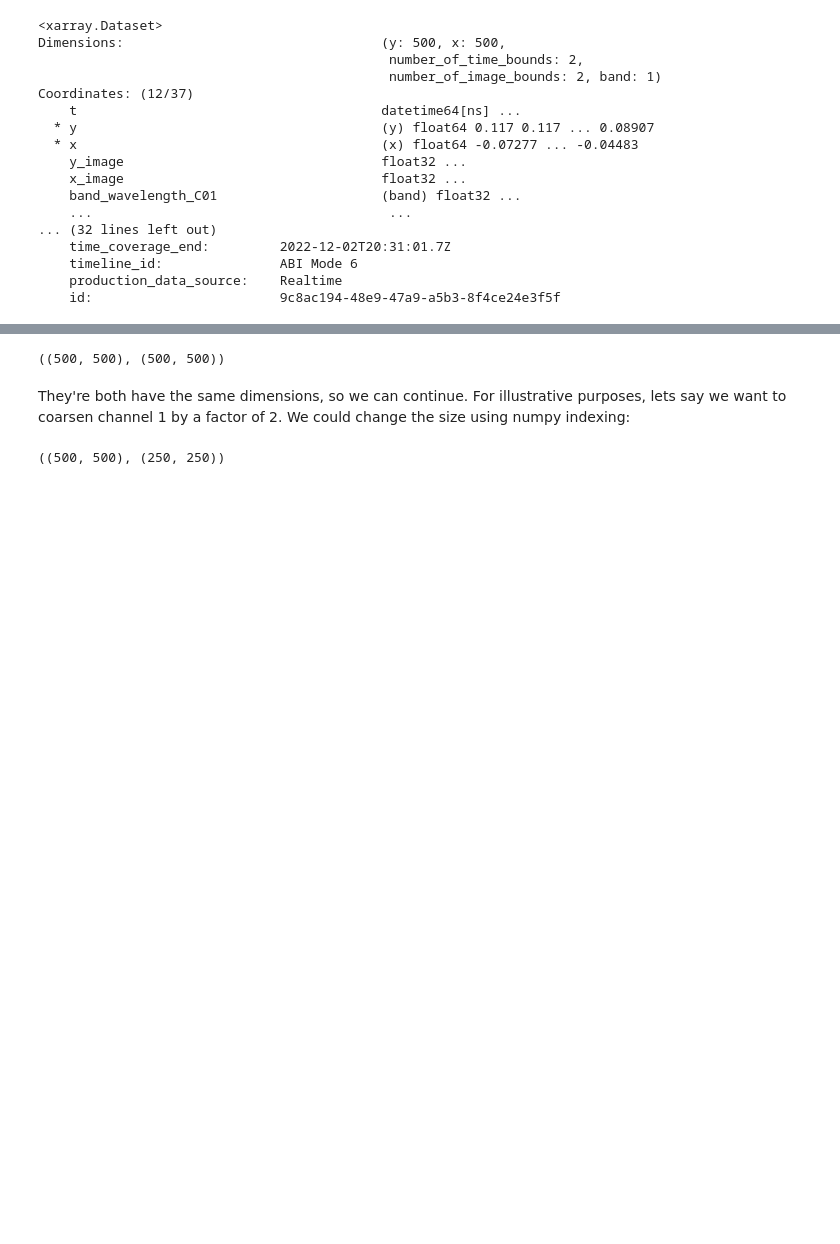
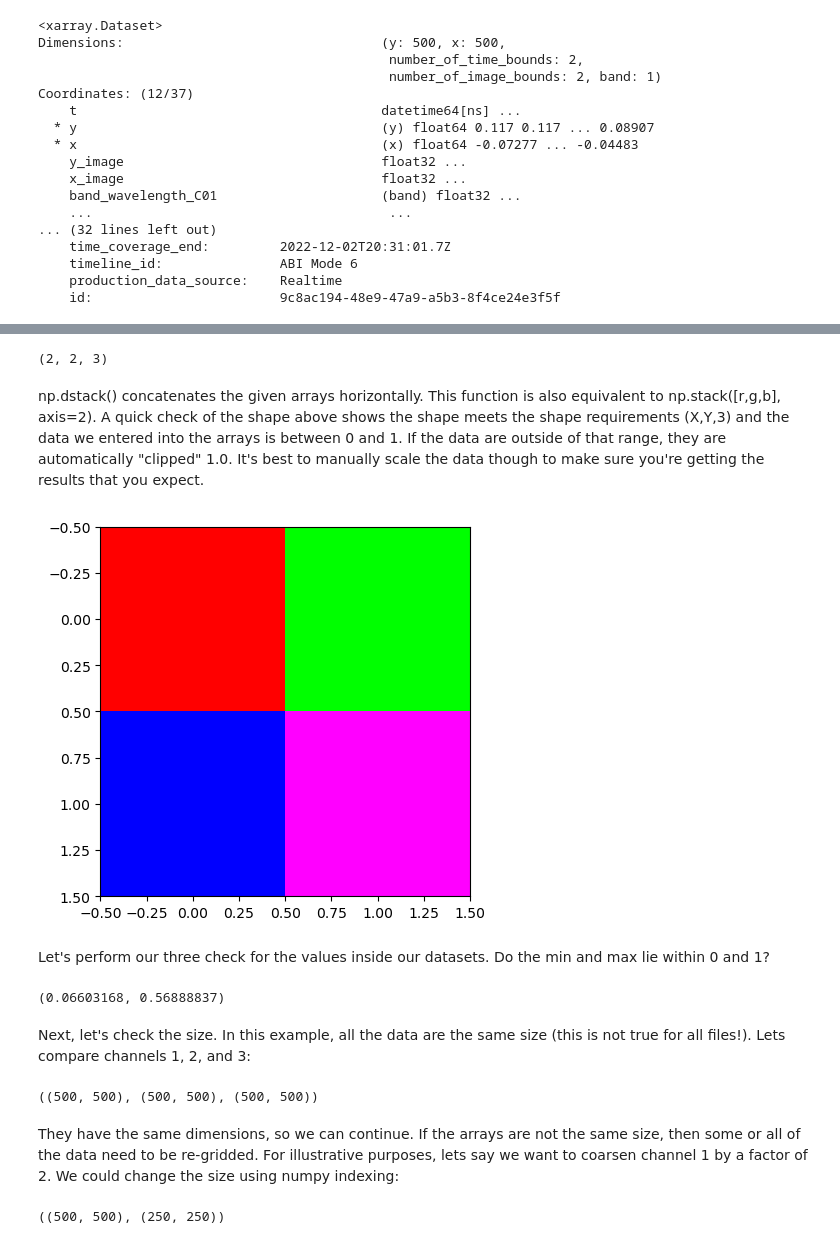
Before and after one commit to modern-tools-workshop/AMS-python-workshop-2023, a Jupyter notebook: abi_mcmip.ipynb, the cells around one changed output, grey strips where cells are left out. Cells and saved outputs as stored; diff of their text form; code cells hidden in the pictures; blank space fills up the shorter version.

```diff
--- a/abi_mcmip.ipynb
+++ b/abi_mcmip.ipynb
@@ -90,9 +126,36 @@ When you're combining data, it's important that all arrays have the same dimensi
+# %%
+# top left | top right | bottom left | bottom right
+red   = np.array( [ [ 1.0, 0.0 ], [ 0.0, 1.0] ] )
+green = np.array( [ [ 0.0, 1.0 ], [ 0.0, 0.0] ] )
+blue  = np.array( [ [ 0.0, 0.0 ], [ 1.0, 1.0] ] )
+
+rgb = np.dstack([red, green, blue])
+
+print(rgb.shape)
+# %% [output]
+(2, 2, 3)
+# %% [markdown]
+np.dstack() concatenates the given arrays horizontally. This function is also equivalent to np.stack([r,g,b], axis=2). A quick check of the shape above shows the shape meets the shape requirements (X,Y,3) and the data we entered into the arrays is between 0 and 1. If the data are outside of that range, they are automatically "clipped" 1.0. It's best to manually scale the data though to make sure you're getting the results that you expect.
+# %%
+plt.figure()
+plt.imshow(rgb)
+plt.show()
+# %% [output]
+[figure, added]
+# %% [markdown]
+Let's perform our three check for the values inside our datasets. Do the min and max lie within 0 and 1?
+# %%
+ds['CMI_C01'].values.min(), ds['CMI_C01'].values.max()
+# %% [output]
+(0.06603168, 0.56888837)
+# %% [markdown]
+Next, let's check the size. In this example, all the data are the same size (this is not true for all files!). Lets compare channels 1, 2, and 3:
 # %%
-ds['CMI_C01'].shape, ds['CMI_C02'].shape
+ds['CMI_C01'].shape, ds['CMI_C02'].shape, ds['CMI_C03'].shape
 # %% [output]
-((500, 500), (500, 500))
+((500, 500), (500, 500), (500, 500))
 # %% [markdown]
-They're both have the same dimensions, so we can continue. For illustrative purposes, lets say we want to coarsen channel 1 by a factor of 2. We could change the size using numpy indexing:
+They have the same dimensions, so we can continue. If the arrays are not the same size, then some or all of the data need to be re-gridded. For illustrative purposes, lets say we want to coarsen channel 1 by a factor of 2. We could change the size using numpy indexing:
 # %%
 ch1 = ds['CMI_C01']
 ch1_resize = ch1[::2,::2]
```
Also changed, not shown: parts of 48 cells of this notebook, 7 other files.
